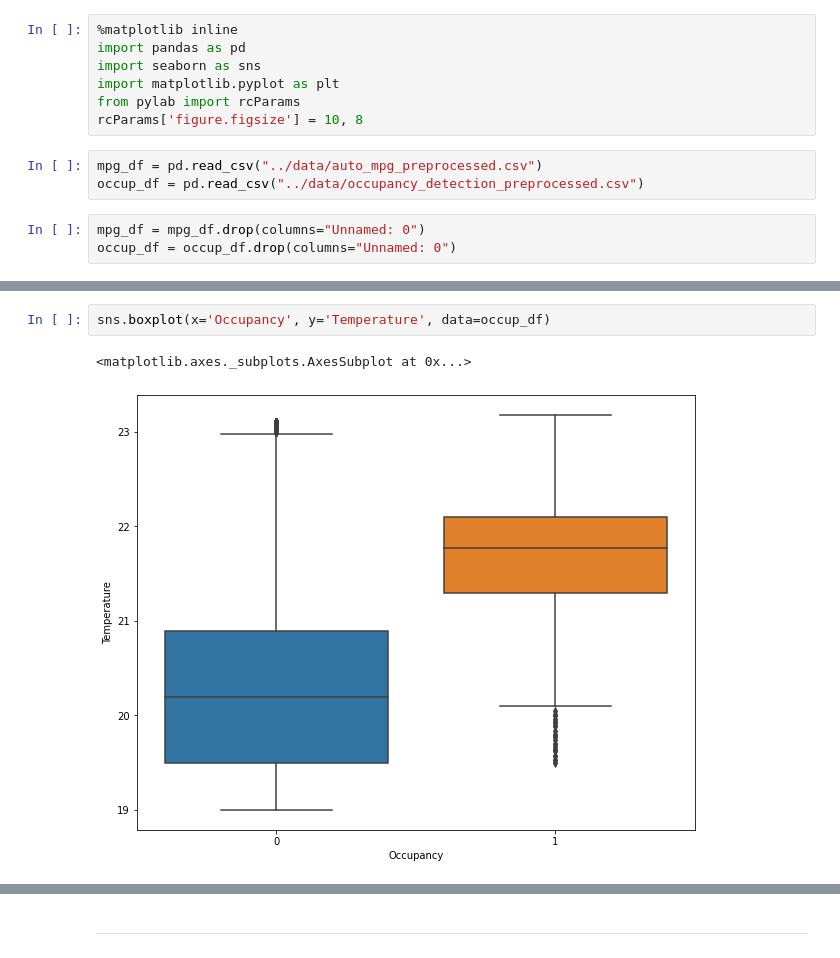
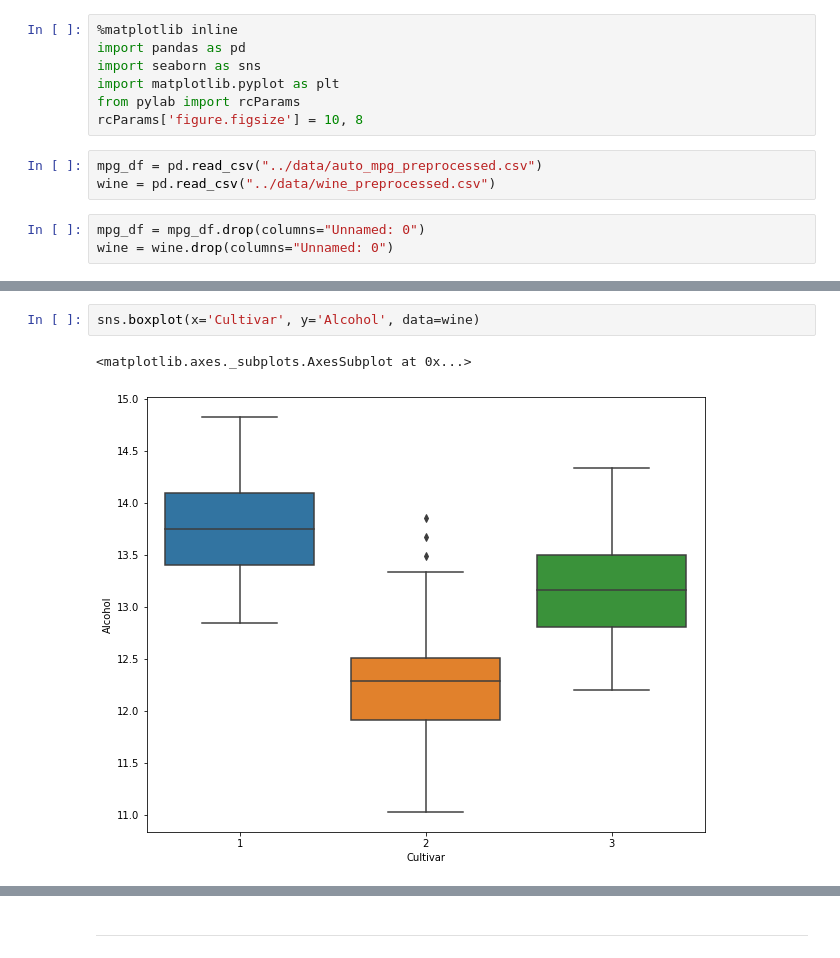
Before and after one commit to theSkyseS/data-analysis, a Jupyter notebook: notebooks/1_data-visualization.ipynb, the cells around one changed output, grey strips where cells are left out. Drawn from its saved outputs; the diff is of its cells as text.

```diff
--- a/notebooks/1_data-visualization.ipynb
+++ b/notebooks/1_data-visualization.ipynb
@@ -7,7 +7,7 @@ from pylab import rcParams
 rcParams['figure.figsize'] = 10, 8
 # %%
 mpg_df = pd.read_csv("../data/auto_mpg_preprocessed.csv")
-occup_df = pd.read_csv("../data/occupancy_detection_preprocessed.csv")
+wine = pd.read_csv("../data/wine_preprocessed.csv")
 # %%
 mpg_df = mpg_df.drop(columns="Unnamed: 0")
-occup_df = occup_df.drop(columns="Unnamed: 0")
+wine = wine.drop(columns="Unnamed: 0")
@@ -19,5 +14,5 @@ sns.pairplot(occup_df, hue='Occupancy')
 # %%
-sns.boxplot(x='Occupancy', y='Temperature', data=occup_df)
+sns.boxplot(x='Cultivar', y='Alcohol', data=wine)
 # %% [output]
 <matplotlib.axes._subplots.AxesSubplot at 0x...>
-[figure, old version]
+[figure, new version]
```
Also changed, not shown: parts of 22 cells of this notebook, 7 other files.
